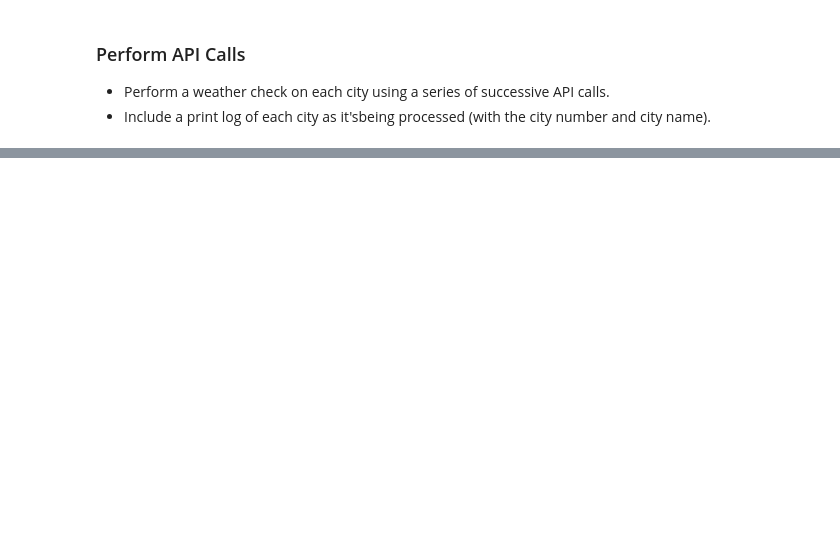
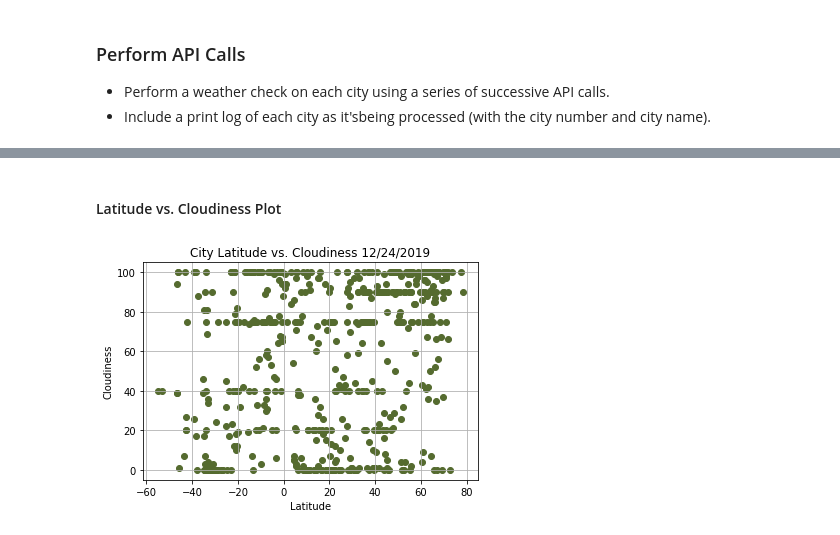
Before and after one commit to daniela-matos/equator_weather, a Jupyter notebook: WeatherPy/main.ipynb, the cells around one changed output, grey strips where cells are left out. Cells and saved outputs as stored; diff of their text form; code cells hidden in the pictures; blank space fills up the shorter version.

```diff
--- a/WeatherPy/main.ipynb
+++ b/WeatherPy/main.ipynb
@@ -151,0 +185,16 @@ dtype('O')
+# %% [markdown]
+#### Latitude vs. Cloudiness Plot
+# %%
+plt.scatter(weather["Lat"], weather["Cloudiness"], marker="o", color="darkolivegreen")
+plt.title(f"City Latitude vs. Cloudiness {time.strftime('%m/%d/%Y')}")
+plt.xlabel("Latitude")
+plt.ylabel("Cloudiness")
+plt.grid(True)
+
+# Save the figure
+plt.savefig("Output/Latitude_vs_Cloudiness.png")
+
+# Show plot
+plt.show()
+# %% [output]
+[figure, added]
```
Also changed, not shown: parts of 12 cells of this notebook, 5 other files.
